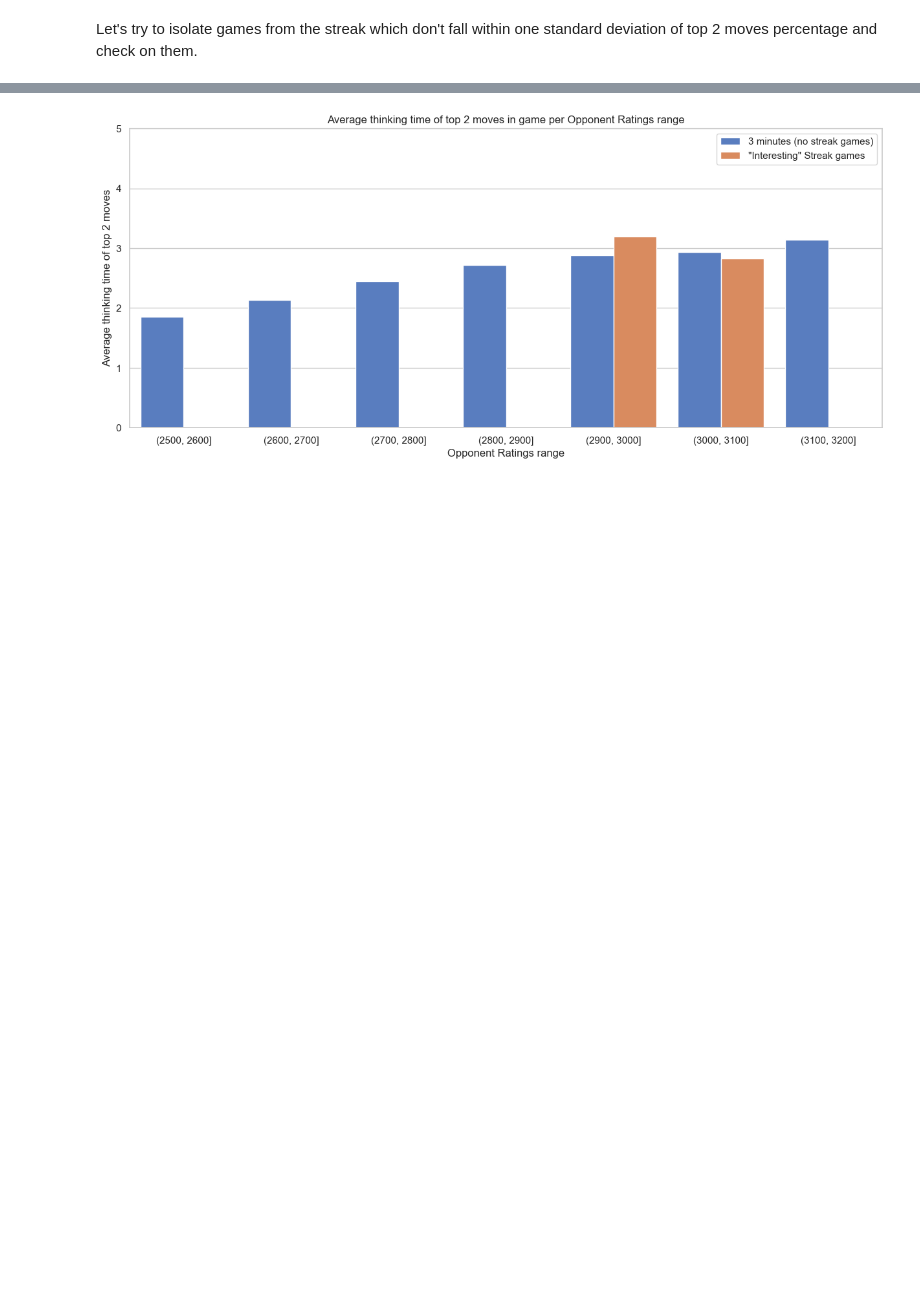
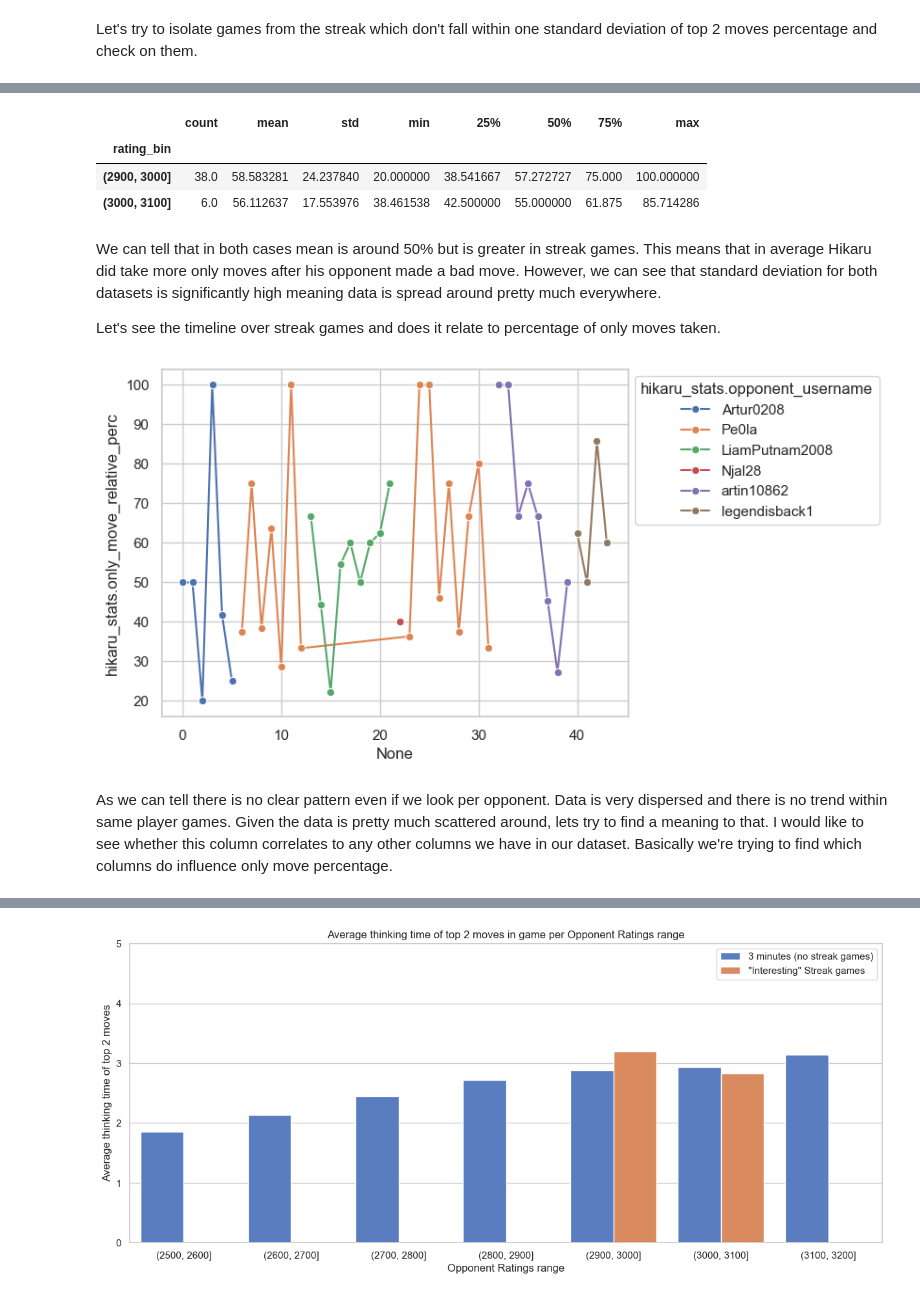
Before and after one commit to vzornic/hikaru-interesting-analysis, a Jupyter notebook: analysis.ipynb, the cells around one changed output, grey strips where cells are left out. Drawn from its saved outputs; the diff is of its cells as text; code cells hidden in the pictures; blank space fills up the shorter version.

```diff
--- a/analysis.ipynb
+++ b/analysis.ipynb
@@ -657,0 +757,20 @@ First let's switch to check stats average time taken for making one of the top t
+# %%
+streak_games_df.groupby('rating_bin', observed=True)['hikaru_stats.only_move_relative_perc'].describe()
+# %% [output]
+|  | count | mean | std | min | 25% | 50% | 75% | max |
+| rating_bin |  |  |  |  |  |  |  |  |
+| (2900, 3000] | 38.0 | 58.583281 | 24.237840 | 20.000000 | 38.541667 | 57.272727 | 75.000 | 100.000000 |
+| (3000, 3100] | 6.0 | 56.112637 | 17.553976 | 38.461538 | 42.500000 | 55.000000 | 61.875 | 85.714286 |
+# %% [markdown]
+We can tell that in both cases mean is around 50% but is greater in streak games. This means that in average Hikaru did take more only moves after his opponent made a bad move. However, we can see that standard deviation for both datasets is significantly high meaning data is spread around pretty much everywhere.
+
+Let's see the timeline over streak games and does it relate to percentage of only moves taken.
+# %%
+reindexed_df = streak_games_df.reset_index()
+
+ax = sns.lineplot(x=reindexed_df.index, y='hikaru_stats.only_move_relative_perc', data=streak_games_df, marker='o', hue='hikaru_stats.opponent_username')
+sns.move_legend(ax, "upper left", bbox_to_anchor=(1, 1))
+# %% [output]
+[figure, added]
+# %% [markdown]
+As we can tell there is no clear pattern even if we look per opponent. Data is very dispersed and there is no trend within same player games. Given the data is pretty much scattered around, lets try to find a meaning to that. I would like to see whether this column correlates to any other columns we have in our dataset. Basically we're trying to find which columns do influence only move percentage.
```
Also changed, not shown: parts of 48 cells of this notebook, 2 other files.
